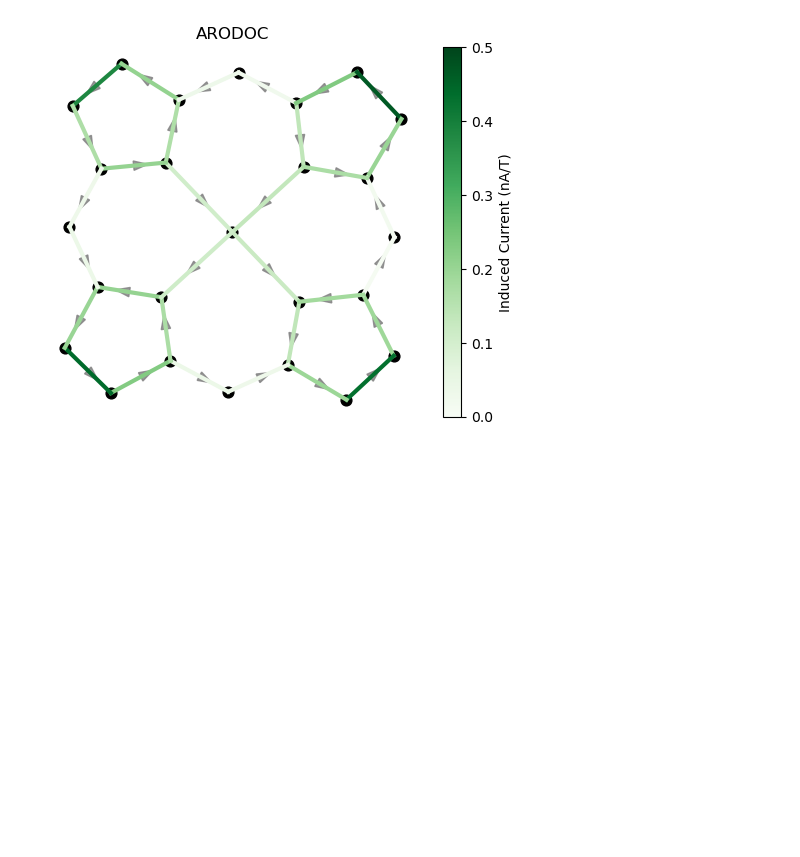
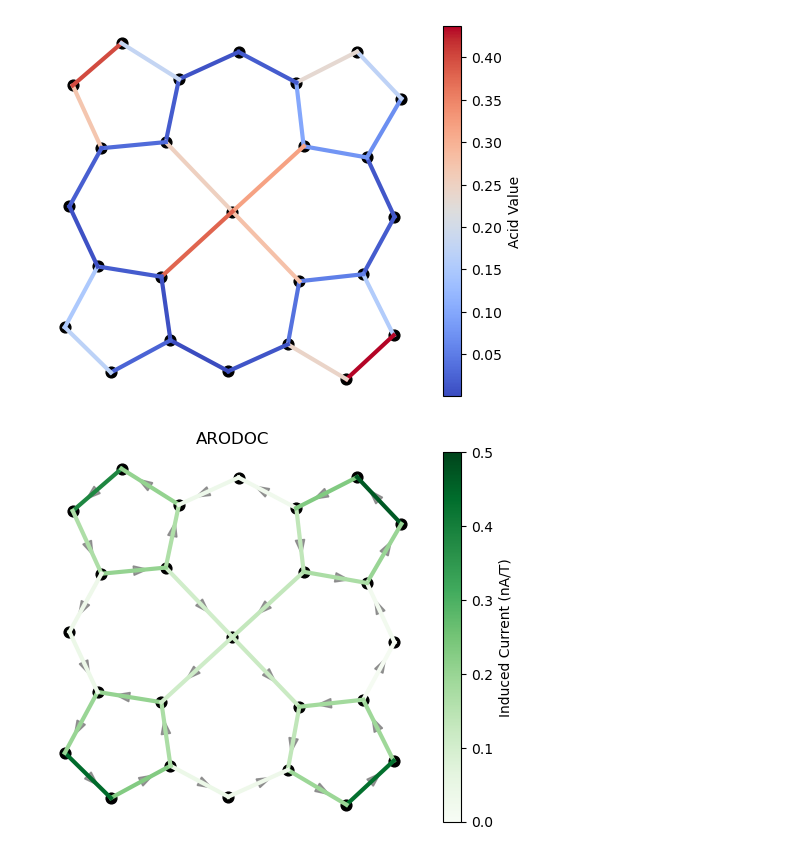
Before and after one commit to ajr15/PorCrystalStructures, a Jupyter notebook: notebooks/gimic.ipynb, the cells around one changed output. Cells and saved outputs as stored; diff of their text form; code cells hidden in the pictures; blank space fills up the shorter version.

Commit message:
fix gimic reader and add acid reader

```diff
--- a/notebooks/gimic.ipynb
+++ b/notebooks/gimic.ipynb
@@ -97,0 +163,18 @@ def plot_currents(ax, points, currents):
+# %%
+mol = utils.get_molecule("../data/nmr/ATUSOX_0_out/gimic/mol.xyz")
+vti_file = "../data/nmr/ATUSOX_0_out/gimic/acid.vti"
+vti_data = gutils.read_vti_file(vti_file)
+# %%
+atoms = get_macrocycle_atoms(mol)
+bonds = get_macrocycle_bonds(mol)
+atom_mapper = get_macrocycle_atom_mapper(mol)
+xs, ys, zs, acid_grid, spacing = gutils.get_scalar_values(vti_data)
+acid_func = gutils.create_acid_interpolator(acid_grid, xs, ys, zs)
+acids = {}
+for bond in bonds:
+    acids[(atom_mapper[bond.GetBeginAtomIdx()], atom_mapper[bond.GetEndAtomIdx()])] = gutils.integrate_acid_around_bond(acid_func, bond, spacing, R=1.5)
+# %%
+points = get_atoms("../data/nmr/ATEWUT_0_out/gimic/mol.xyz")
+plot_acid(plt.gca(), points, acids)
+# %% [output]
+[figure, added]
```
Also changed, not shown: parts of 3 cells of this notebook, 2 other files.
